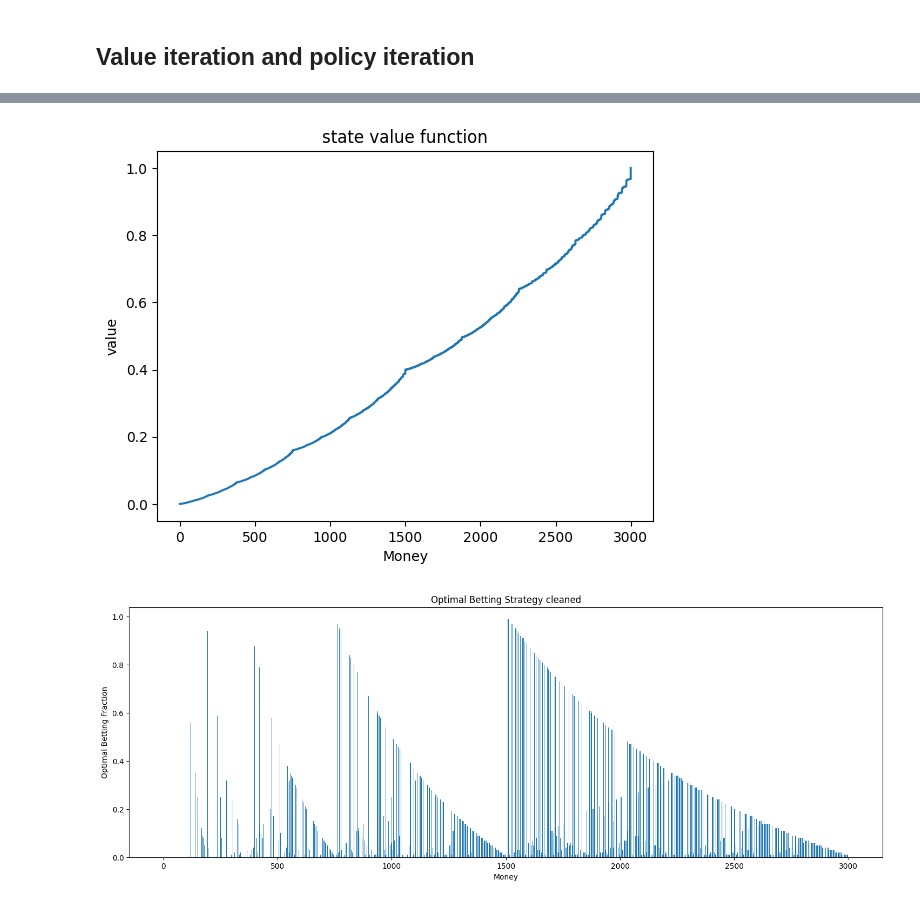
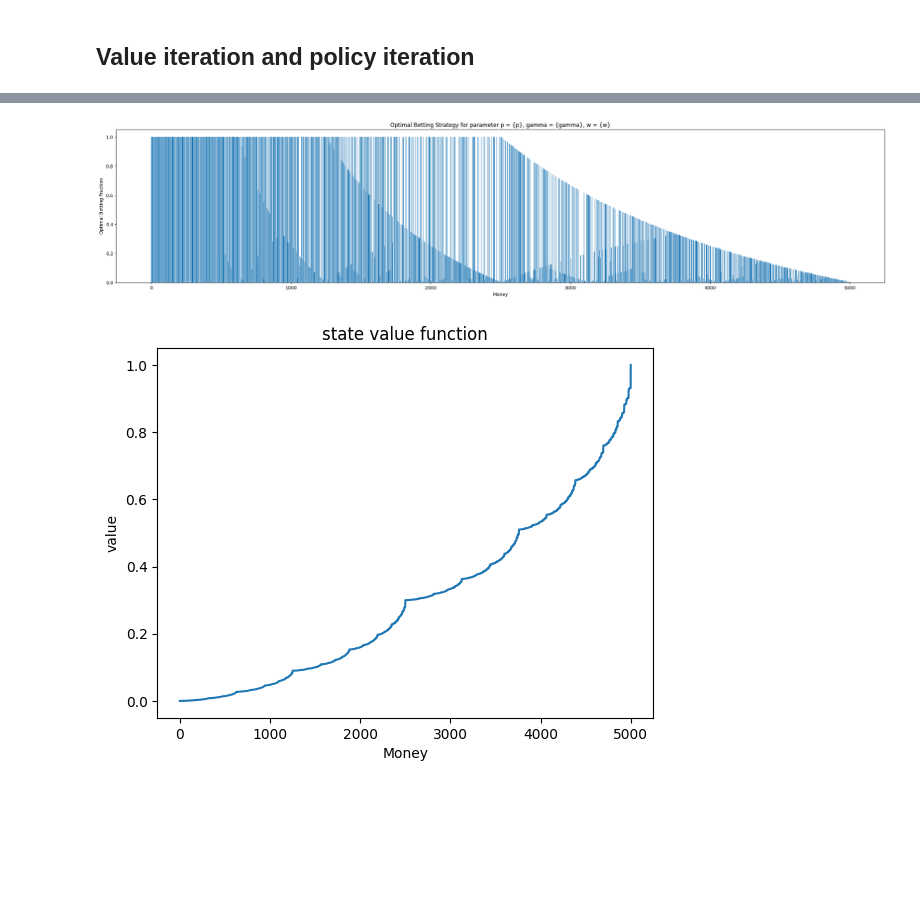
Before and after one commit to vishnuva24/CS-5410-Reinforcement-Learning, a Jupyter notebook: gambling_mdp.ipynb, the cells around one changed output, grey strips where cells are left out. Cells and saved outputs as stored; diff of their text form; code cells hidden in the pictures; blank space fills up the shorter version.

```diff
--- a/gambling_mdp.ipynb
+++ b/gambling_mdp.ipynb
@@ -122,17 +106,10 @@ plt.show()
-# %%
-plt.plot(X, V)
-plt.xlabel("Money")
-plt.ylabel("value")
-plt.title("state value function")
-plt.show()
-# %% [output]
-[figure, removed]
-# %%
-plt.bar(X, [i if i != 1 else 0 for i in optimal_policy], width=wealth_steps*0.6)
-plt.xlabel("Money")
-plt.ylabel("Optimal Betting Fraction")
-plt.title("Optimal Betting Strategy cleaned")
-plt.gcf().set_size_inches(18, 6)
-plt.show()
-# %% [output]
-[figure, removed]
+# %%
+# p = 0.3
+# gamma = 1
+# w = 5000
+# wealth_steps = 1
+# action_steps = 0.01
+gambling(0.3, 1, 5000, 1, 0.005, plot_value_function=True)
+# %% [output]
+[figure, added]
+[figure, added]
```
Also changed, not shown: parts of 5 cells of this notebook.
